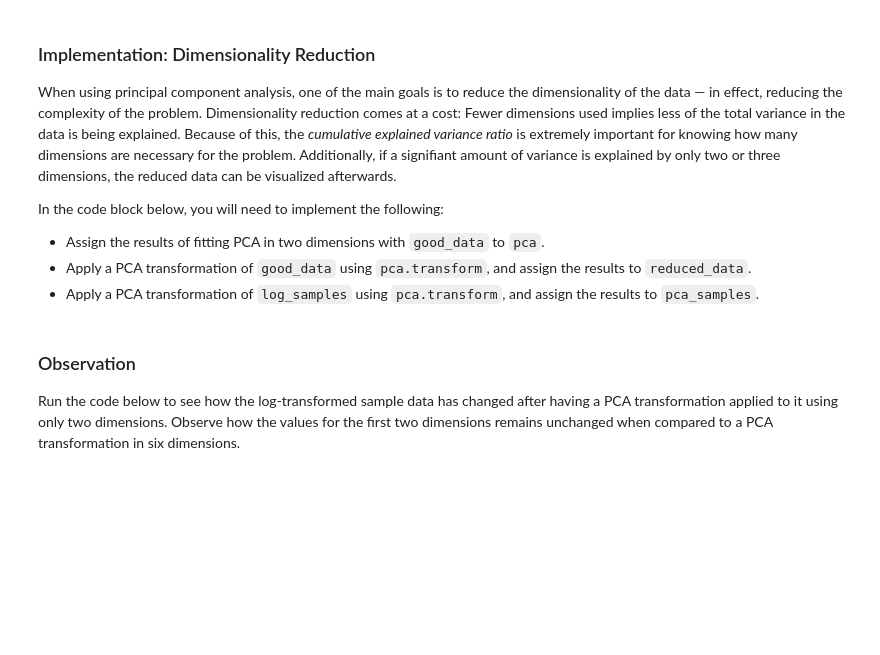
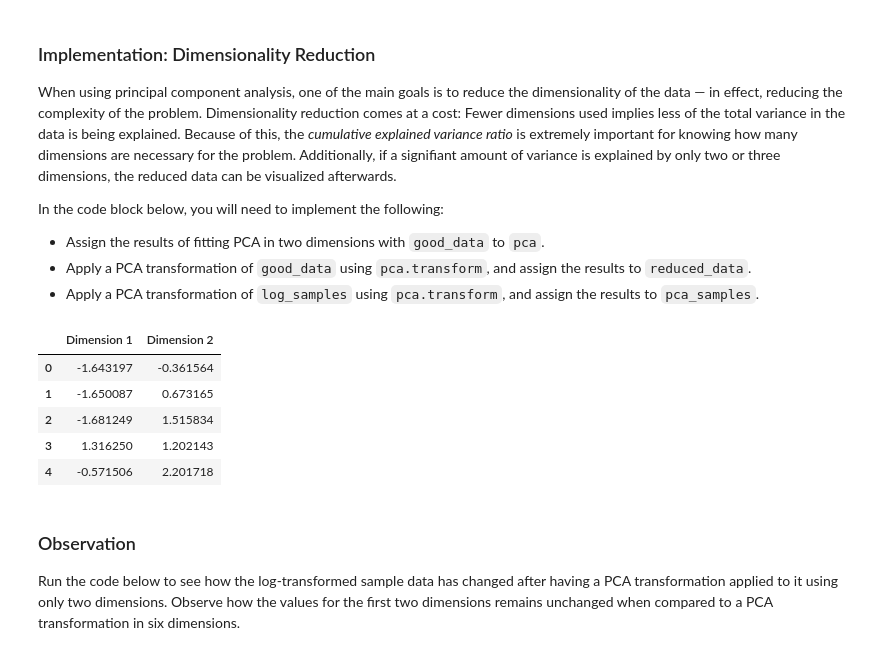
Before and after one commit to pexea12/machine-learning, a Jupyter notebook: customer_segments/customer_segments.ipynb, the cells around one changed output. Cells and saved outputs as stored; diff of their text form; code cells hidden in the pictures; blank space fills up the shorter version.

```diff
--- a/customer_segments/customer_segments.ipynb
+++ b/customer_segments/customer_segments.ipynb
@@ -542,6 +622,15 @@ pca_samples = None
 
 # Create a DataFrame for the reduced data
 reduced_data = pd.DataFrame(reduced_data, columns = ['Dimension 1', 'Dimension 2'])
+# %%
+display(reduced_data.head())
+# %% [output]
+|  | Dimension 1 | Dimension 2 |
+| 0 | -1.643197 | -0.361564 |
+| 1 | -1.650087 | 0.673165 |
+| 2 | -1.681249 | 1.515834 |
+| 3 | 1.316250 | 1.202143 |
+| 4 | -0.571506 | 2.201718 |
 # %% [markdown]
 ### Observation
 Run the code below to see how the log-transformed sample data has changed after having a PCA transformation applied to it using only two dimensions. Observe how the values for the first two dimensions remains unchanged when compared to a PCA transformation in six dimensions.
```
Also changed, not shown: parts of 39 cells of this notebook.
